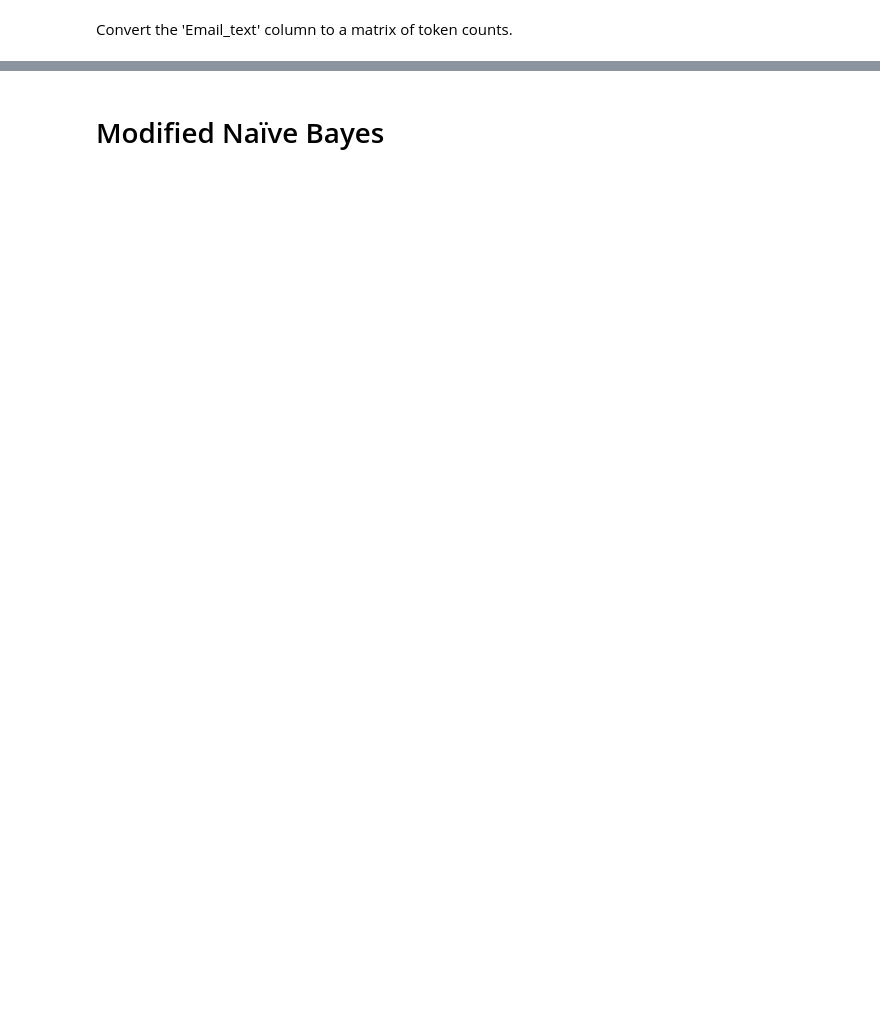
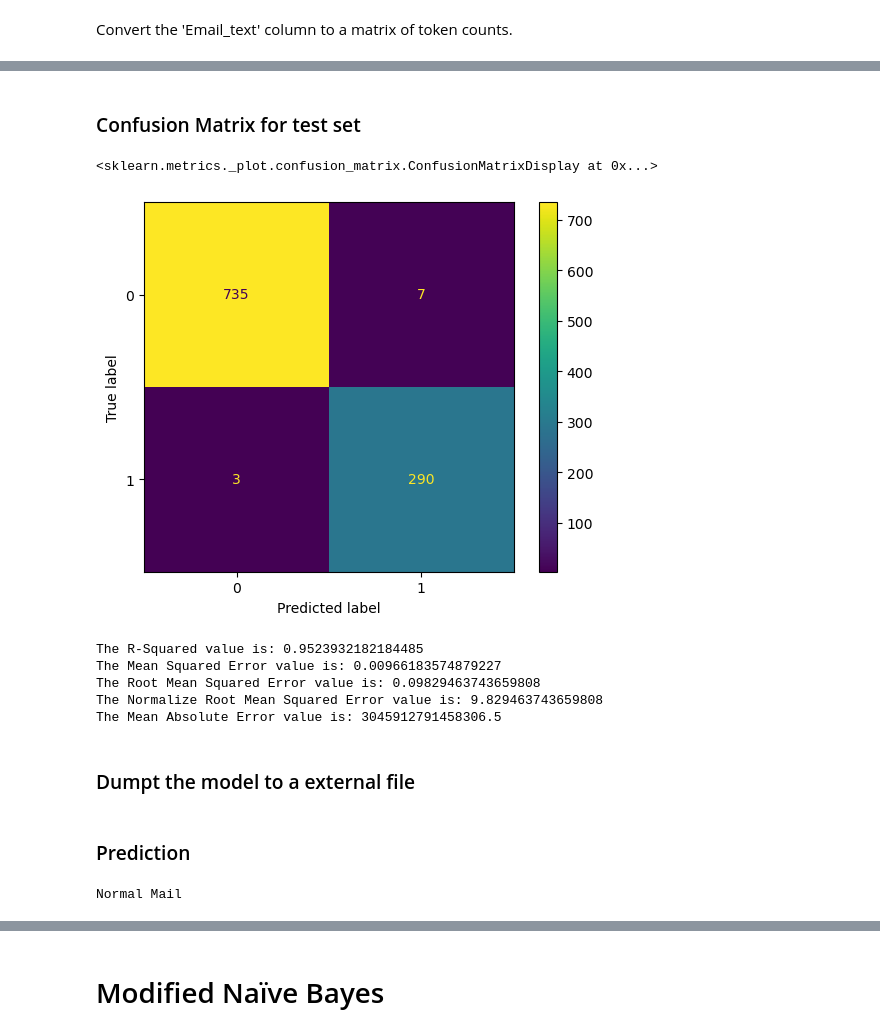
Before and after one commit to jandahuang/CPSC-481---Email-Spam-Filter, a Jupyter notebook: spam-mail-binary-logistic-regression.ipynb, the cells around one changed output, grey strips where cells are left out. Drawn from its saved outputs; the diff is of its cells as text; code cells hidden in the pictures; blank space fills up the shorter version.

```diff
--- a/spam-mail-binary-logistic-regression.ipynb
+++ b/spam-mail-binary-logistic-regression.ipynb
@@ -230,0 +203,36 @@ accuracy_score(y_test, y_pred)
+# %% [markdown]
+### Confusion Matrix for test set
+# %%
+from sklearn.metrics import confusion_matrix, ConfusionMatrixDisplay
+
+# Compute confusion matrix
+cm = confusion_matrix(y_test, y_pred)
+
+# Create a ConfusionMatrixDisplay instance
+cmd = ConfusionMatrixDisplay(cm, display_labels=Logistic_model.classes_)
+
+# Plot the confusion matrix
+cmd.plot()
+# %% [output]
+<sklearn.metrics._plot.confusion_matrix.ConfusionMatrixDisplay at 0x...>
+[figure, added]
+# %%
+import math
+from sklearn.metrics import r2_score, mean_squared_error,mean_absolute_percentage_error
+
+maxY=max(y_test)
+minY=min(y_test)
+a=maxY-minY
+print ("The R-Squared value is: "+str(r2_score(y_test, y_pred)))
+print ("The Mean Squared Error value is: "+str(mean_squared_error(y_test, y_pred)))
+print ("The Root Mean Squared Error value is: "+str(math.sqrt(mean_squared_error(y_test, y_pred))))
+print ("The Normalize Root Mean Squared Error value is: "+str(math.sqrt(mean_squared_error(y_test, y_pred))/a*100))
+print ("The Mean Absolute Error value is: "+str(mean_absolute_percentage_error(y_test, y_pred)*100))
+# %% [output]
+The R-Squared value is: 0.9523932182184485
+The Mean Squared Error value is: 0.00966183574879227
+The Root Mean Squared Error value is: 0.09829463743659808
+The Normalize Root Mean Squared Error value is: 9.829463743659808
+The Mean Absolute Error value is: 3045912791458306.5
+# %% [markdown]
+### Dumpt the model to a external file
@@ -230,0 +244,16 @@ accuracy_score(y_test, y_pred)
+# %% [markdown]
+### Prediction
+# %%
+from sklearn import feature_extraction
+
+input_text = ["hello world"]
+input_text_features = vectorizer.transform(input_text)
+prediction = Logistic_model.predict(input_text_features)
+
+
+if (prediction[0]==1):
+    print("Normal Mail")
+else:
+    print("Spam Mail")
+# %% [output]
+Normal Mail
```
Also changed, not shown: parts of 124 cells of this notebook, 9 other files.
